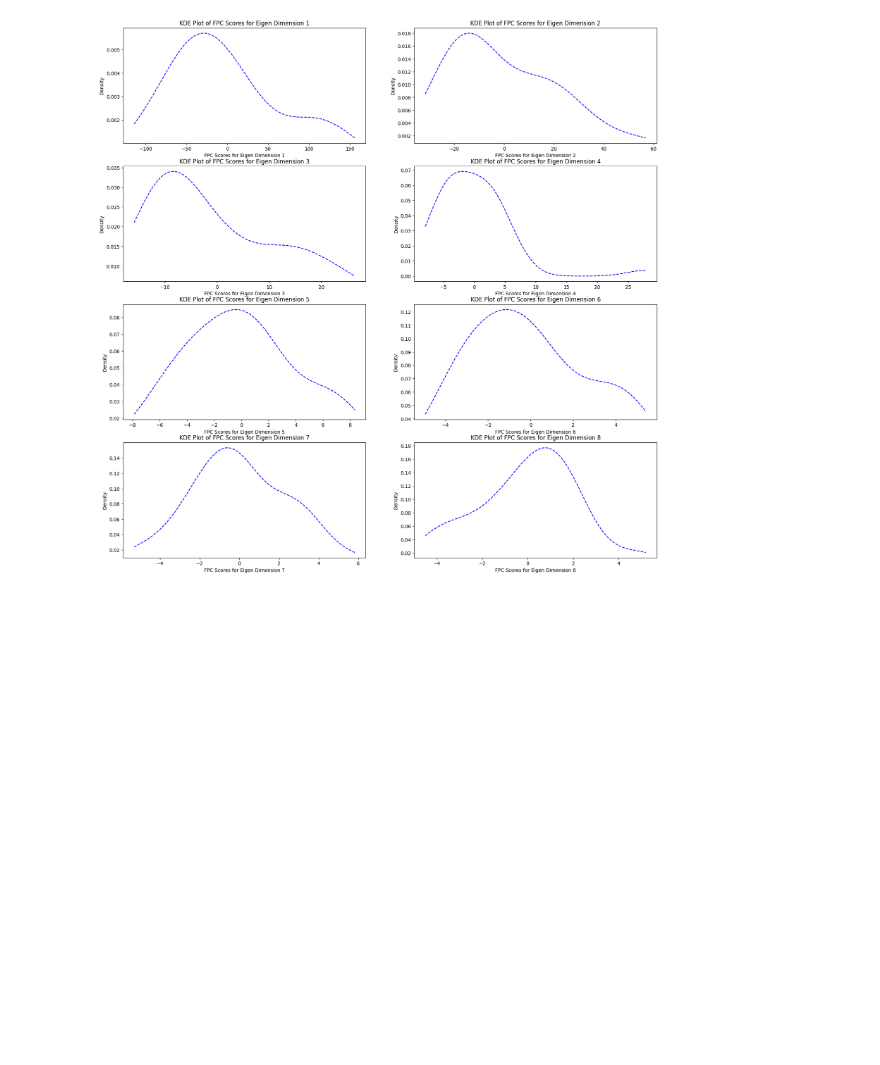
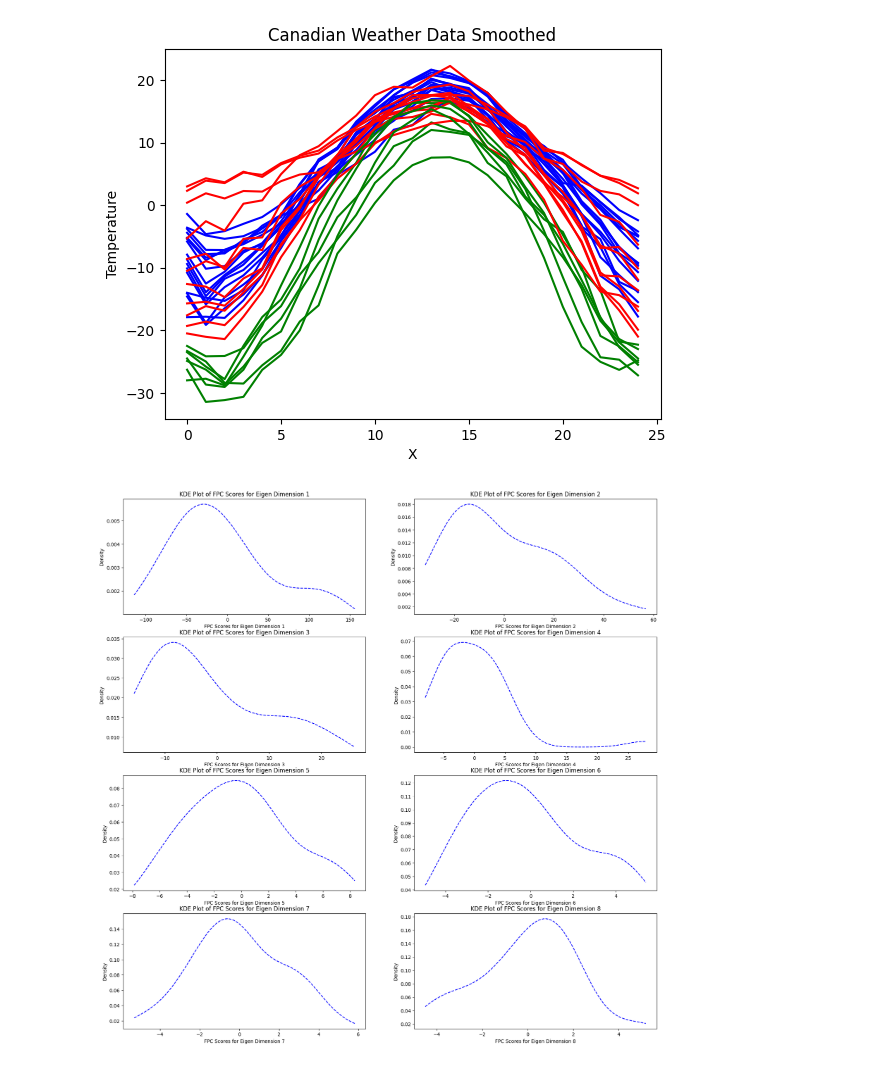
Before and after one commit to Newman251/Thesis-Functional_Data_Ensemble_Clustering_From_FDA, a Jupyter notebook: real_dataset6.ipynb, the cells around one changed output. Cells and saved outputs as stored; diff of their text form; code cells hidden in the pictures; blank space fills up the shorter version.

```diff
--- a/real_dataset6.ipynb
+++ b/real_dataset6.ipynb
@@ -31,3 +31,29 @@ plt.show()
+# %%
+# Apply B-spline smoothing to the weather data
+from scipy import interpolate
+weather_data_smooth = np.zeros((len(weather_data), 25))
+t = np.expand_dims(np.linspace(0, 10, len(weather_data[0])), 1)
+
+for i in range(len(weather_data)):
+    tck = interpolate.splrep(t, weather_data[i], s=0,k=3)
+    x_new = np.linspace(min(t), max(t), 25)
+    y_fit = interpolate.BSpline(*tck)(x_new)
+    y_fit = y_fit.reshape(len(y_fit,))
+    weather_data_smooth[i] = y_fit
+# Plot the smoothed weather data based on the true labels
+for i in range(0, 34):
+    if true_labels[i] == 1:
+        plt.plot(weather_data_smooth[i], '-r')
+    elif true_labels[i] == 2:
+        plt.plot(weather_data_smooth[i], '-g')
+    else:
+        plt.plot(weather_data_smooth[i], '-b')
+plt.xlabel('X')
+plt.ylabel('Temperature')
+plt.title('Canadian Weather Data Smoothed')
+plt.show()
+# %% [output]
+[figure, added]
 # %%
 import scipy
 from scipy import spatial, interpolate
```
Also changed, not shown: parts of 1 cell of this notebook, 12 other files.
